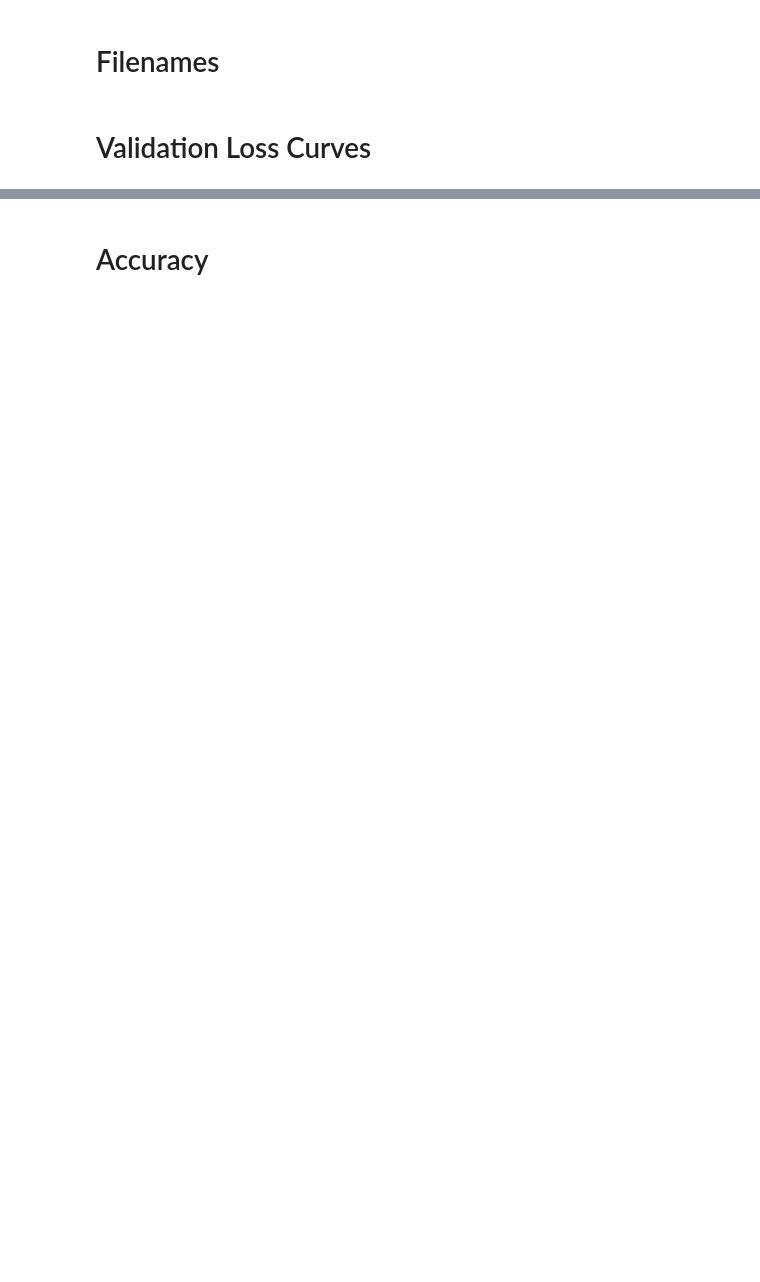
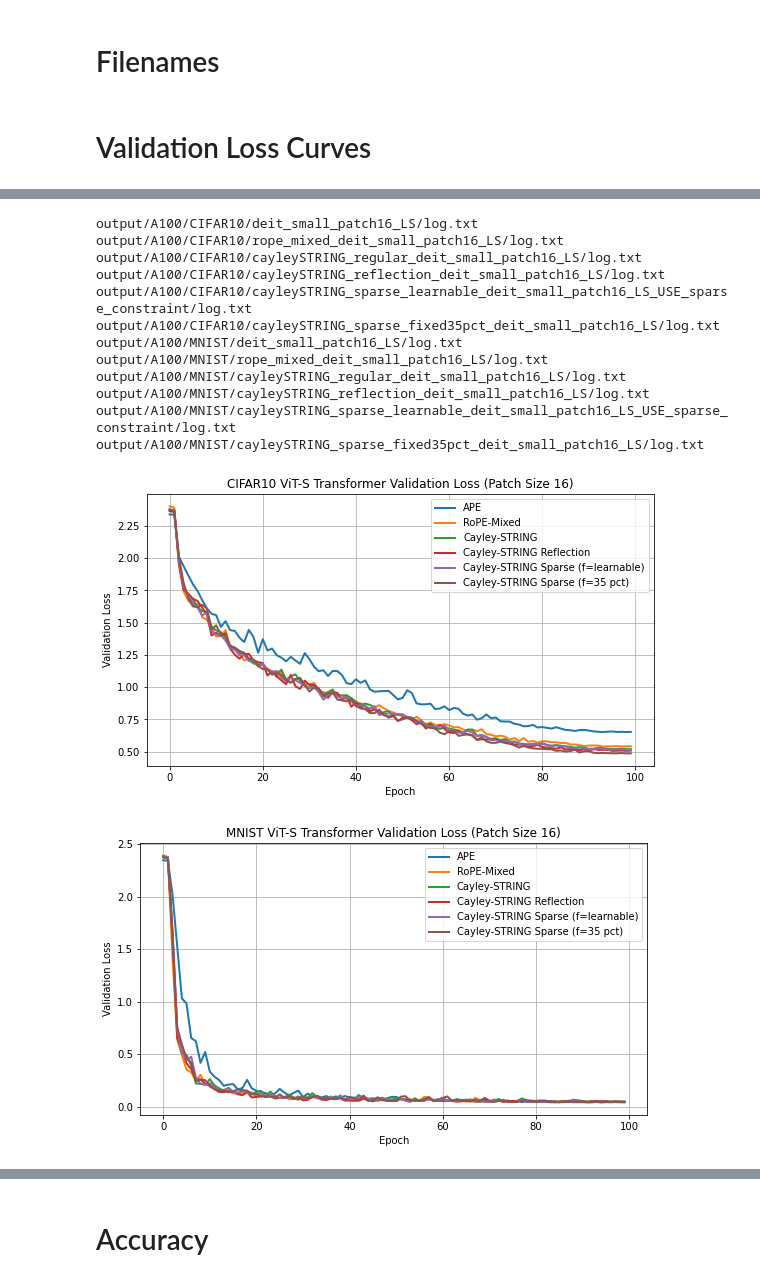
Before and after one commit to mariafernandasf/data-mining-project, a Jupyter notebook: plot_experiment_results_new.ipynb, the cells around one changed output, grey strips where cells are left out. Saved outputs shown, nothing was run; the diff lists cells and outputs as text; code cells hidden in the pictures; blank space fills up the shorter version.

```diff
--- a/plot_experiment_results_new.ipynb
+++ b/plot_experiment_results_new.ipynb
@@ -102,0 +93,17 @@ output/A100/MNIST/cayleySTRING_sparse_learnable_deit_small_patch16_LS_USE_sparse
+# %%
+val_loss_curves(baseline_variants_patch16)
+# %% [output]
+output/A100/CIFAR10/deit_small_patch16_LS/log.txt
+output/A100/CIFAR10/rope_mixed_deit_small_patch16_LS/log.txt
+output/A100/CIFAR10/cayleySTRING_regular_deit_small_patch16_LS/log.txt
+output/A100/CIFAR10/cayleySTRING_reflection_deit_small_patch16_LS/log.txt
+output/A100/CIFAR10/cayleySTRING_sparse_learnable_deit_small_patch16_LS_USE_sparse_constraint/log.txt
+output/A100/CIFAR10/cayleySTRING_sparse_fixed35pct_deit_small_patch16_LS/log.txt
+output/A100/MNIST/deit_small_patch16_LS/log.txt
+output/A100/MNIST/rope_mixed_deit_small_patch16_LS/log.txt
+output/A100/MNIST/cayleySTRING_regular_deit_small_patch16_LS/log.txt
+output/A100/MNIST/cayleySTRING_reflection_deit_small_patch16_LS/log.txt
+output/A100/MNIST/cayleySTRING_sparse_learnable_deit_small_patch16_LS_USE_sparse_constraint/log.txt
+output/A100/MNIST/cayleySTRING_sparse_fixed35pct_deit_small_patch16_LS/log.txt
+[figure, added]
+[figure, added]
```
Also changed, not shown: parts of 12 cells of this notebook.
